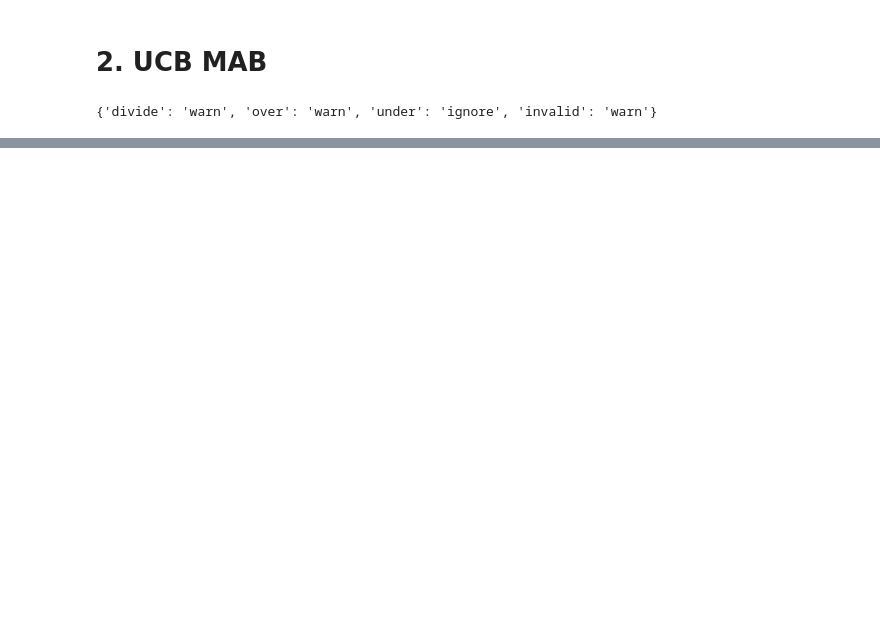
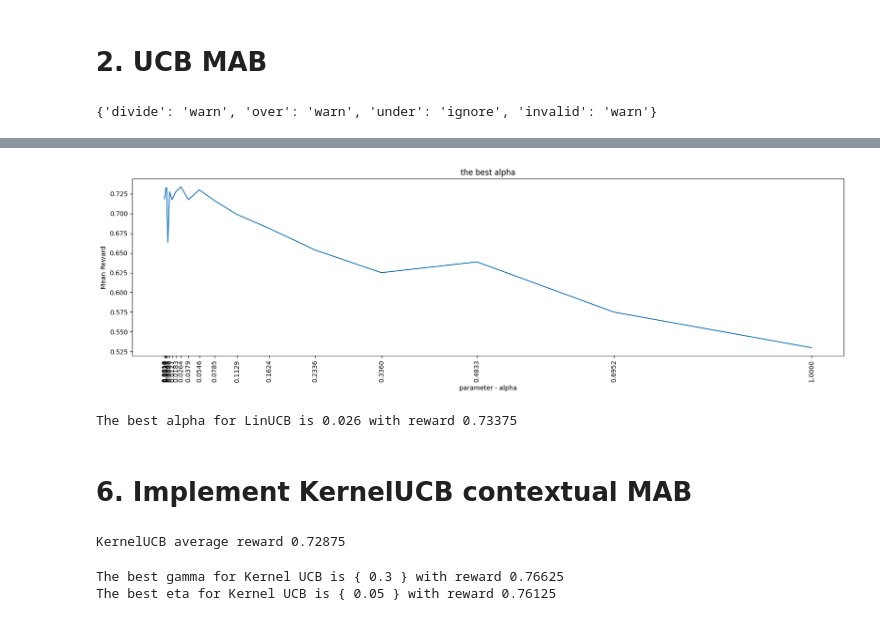
Before and after one commit to alubiss/recommendations_system, a Jupyter notebook: notebooks/multi-armed-bandit.ipynb, the cells around one changed output, grey strips where cells are left out. Cells and saved outputs as stored; diff of their text form; code cells hidden in the pictures; blank space fills up the shorter version.

```diff
--- a/notebooks/multi-armed-bandit.ipynb
+++ b/notebooks/multi-armed-bandit.ipynb
@@ -311,0 +481,33 @@ UCB average reward 0.17273673257023933
+# %%
+# hyperparameter optimization
+alpha_list = np.logspace(-3,0,num= 20)    # generate valid alpha values
+n_rounds = 800                            # set the initial number of round
+max_reward = -np.inf                      # set the initial max reward
+best_alpha = None                         # set the initial best alpha
+results = []
+
+# run with a set of alpha
+for alpha in alpha_list:
+    grid_mab = LinUCB(10, 10, alpha)
+    temp_result = offlineEvaluate(grid_mab, arms, rewards, contexts, n_rounds)
+    temp_result = np.mean(temp_result)
+    results.append(temp_result)
+    if temp_result > max_reward:  # get the maximum mean rewards with the best alpha
+        best_alpha = alpha
+        max_reward = temp_result
+
+
+# show the plot
+plt.rcParams["figure.figsize"] = (20,5)
+plt.plot(alpha_list,results)
+plt.xticks(alpha_list, rotation = 'vertical')
+plt.title('the best alpha')
+plt.ylabel('Mean Reward')
+plt.xlabel('parameter - alpha')
+plt.show()
+print("The best alpha for LinUCB is", round(best_alpha, 3), "with reward", max_reward)
+# %% [output]
+[figure, added]
+The best alpha for LinUCB is 0.026 with reward 0.73375
+# %% [markdown]
+# 6. Implement KernelUCB contextual MAB
@@ -311,0 +600,40 @@ UCB average reward 0.17273673257023933
+# %%
+# rozszerza LinUCB, używając funkcji jądrowych (kernel) do modelowania nieliniowych zależności między cechami (context) a nagrodą.
+# Zamiast liniowej regresji, używa podobieństwa między kontekstami.
+
+mab = KernelUCB(10, 10, 1.0, 0.1, rbf_kernel)
+results_KernelUCB = offlineEvaluate(mab, arms, rewards, contexts, 800)
+print('KernelUCB average reward', np.mean(results_KernelUCB))
+# %% [output]
+KernelUCB average reward 0.72875
+# %%
+# hyperparameter optimization
+gamma_list = np.linspace(0, 1, num = 11)[1:]       # generate valid gamma values & remove 0.0
+eta_list = np.linspace(0, 0.5, num = 11)[1:]       # generate valid eta values & remove 0.0
+n_rounds = 800                                     # set the initial number of round
+gam_max_reward, eta_max_reward = -np.inf, -np.inf  # set the initial max reward for gamma and eta
+
+# get the maximum mean rewards with the the initial eta
+eta = 0.1
+for gam in gamma_list:
+    grid_mab = KernelUCB(10, 10, gam, eta, rbf_kernel)
+    temp_result = offlineEvaluate(grid_mab, arms, rewards, contexts, n_rounds)
+    temp_result = np.mean(temp_result)
+    if temp_result > gam_max_reward:      # get the maximum mean rewards with the best eta and gamma
+        gam_max_reward = temp_result
+        best_gamma = gam
+
+print("The best gamma for Kernel UCB is {", round(best_gamma, 3), "} with reward", gam_max_reward)
+
+for eta in eta_list:
+    grid_mab = KernelUCB(10, 10, best_gamma, eta, rbf_kernel)
+    temp_result = offlineEvaluate(grid_mab, arms, rewards, contexts, n_rounds)
+    temp_result = np.mean(temp_result)
+    if temp_result > eta_max_reward:   # get the maximum mean rewards with the best gamma
+        eta_max_reward = temp_result
+        best_eta =  eta
+
+print("The best eta for Kernel UCB is {", round(best_eta, 3), "} with reward", eta_max_reward)
+# %% [output]
+The best gamma for Kernel UCB is { 0.3 } with reward 0.76625
+The best eta for Kernel UCB is { 0.05 } with reward 0.76125
```
Also changed, not shown: parts of 13 cells of this notebook.
